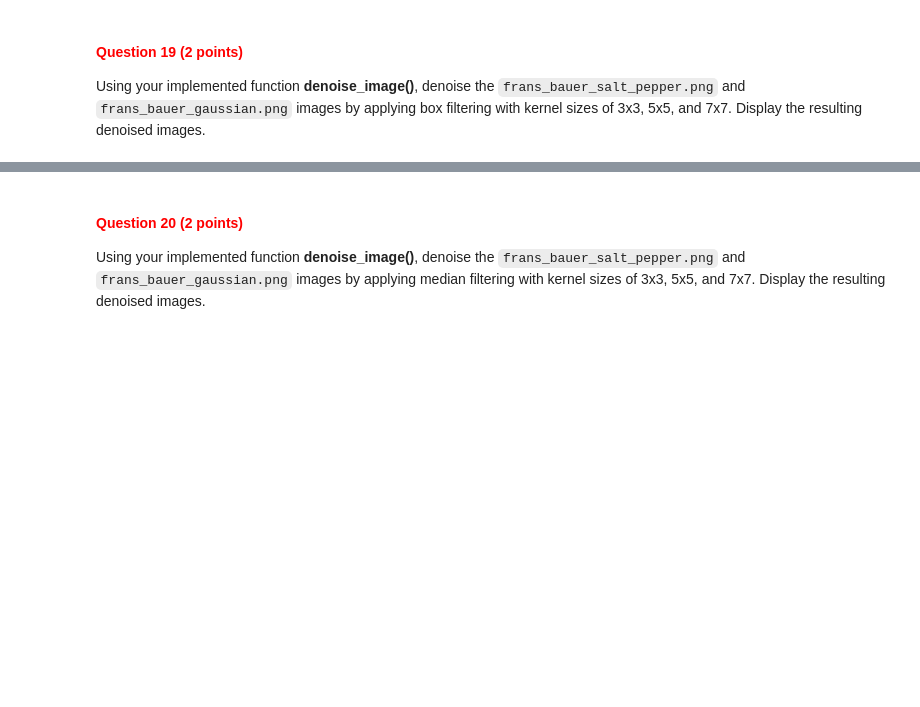
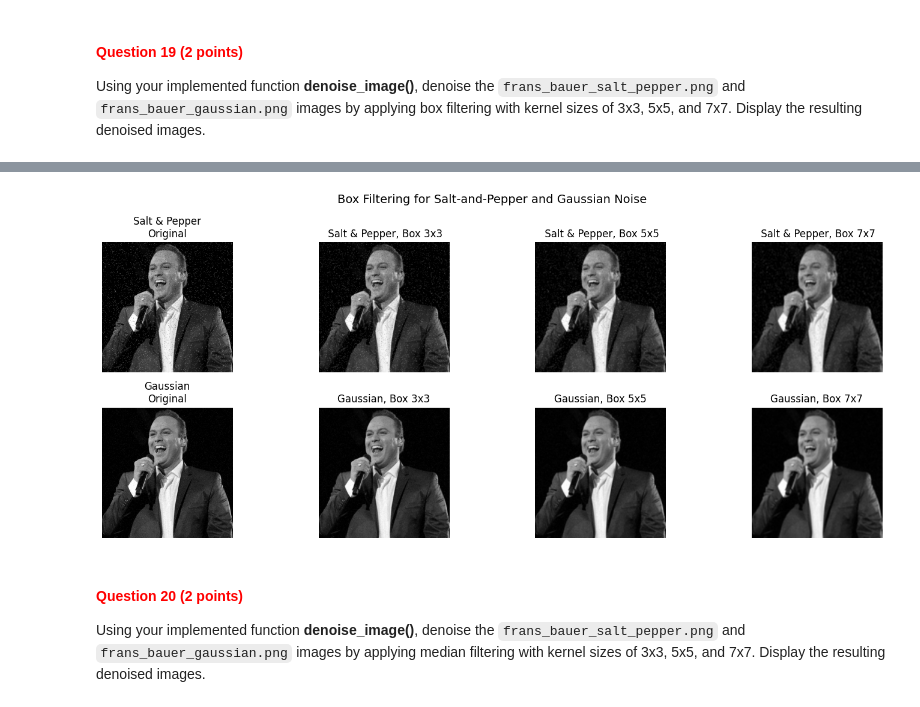
Before and after one commit to ipantelidis/cv1-lab-2, a Jupyter notebook: cv1-lab-2.ipynb, the cells around one changed output, grey strips where cells are left out. Cells and saved outputs as stored; diff of their text form; code cells hidden in the pictures; blank space fills up the shorter version.

```diff
--- a/cv1-lab-2.ipynb
+++ b/cv1-lab-2.ipynb
@@ -682,16 +713,20 @@ def denoise_image(input_image, kernel_type, kernel_size=3, sigma=1):
     '''
 
     if kernel_type == 'box':
-
-        # YOUR CODE HERE
+        # using the recommended cv2.blur function
+        denoised_image = cv2.blur(input_image, ksize=(kernel_size, kernel_size))
 
     elif kernel_type == 'median':
-
-        # YOUR CODE HERE
+        # using the recommended cv2.medianBlur function
+        if kernel_size % 2 == 0:    # we put in a safeguard, since the function doesn't handle even kernel sizes
+            kernel_size += 1
+        denoised_image = cv2.medianBlur(input_image, ksize=kernel_size)
 
     elif kernel_type == 'gaussian':
-
-        # YOUR CODE HERE
+        # using the recommended cv2.GaussianBlur function
+        if kernel_size % 2 == 0: # we put in the same safeguard
+            kernel_size += 1
+        denoised_image = cv2.GaussianBlur(input_image, ksize=(kernel_size, kernel_size), sigmaX=sigma)
 
     else:
         raise ValueError('Kernel type not implemented. Choose between "box", "median", or "gaussian".')
@@ -707,3 +759,44 @@ Using your implemented function **denoise_image()**, denoise the `frans_bauer_sa
+# %%
+# we load the images
+s_and_p = cv2.imread("./images/frans_bauer_salt_pepper.png")    # we don't import the pictures as np.float32, because matplotlib doesn't handle them well
+gaussian = cv2.imread("./images/frans_bauer_gaussian.png")
+
+kernels = [3, 5, 7] #the evaluated kernel sizes
+
+# we plot the images as subplots
+fig, axes = plt.subplots(2, len(kernels) + 1, figsize=(15, 6))
+fig.suptitle("Box Filtering for Salt-and-Pepper and Gaussian Noise", fontsize=14)
+
+# In the first row, we plot the Salt and Pepper images, with increasing box sizes (original first)
+# original Salt and Pepper image
+axes[0, 0].imshow(s_and_p, cmap= 'gray', vmin=0, vmax=255)
+axes[0, 0].set_title("Salt & Pepper\nOriginal")
+axes[0, 0].axis('off')
+
+# we apply the denoising with different kernel sizes
+for i, k in enumerate(kernels):
+    denoised = denoise_image(s_and_p, kernel_type='box', kernel_size=k)
+    axes[0, i+1].imshow(denoised, cmap='gray')
+    axes[0, i+1].set_title(f" Salt & Pepper, Box {k}x{k}")
+    axes[0, i+1].axis('off')
+
+# In the second row, we plot the Gaussian images, with increasing box sizes (original first)
+# original Gaussian image
+axes[1, 0].imshow(gaussian, cmap='gray')
+axes[1, 0].set_title("Gaussian\nOriginal")
+axes[1, 0].axis('off')
+
+# we apply the denoising with different kernel sizes
+for i, k in enumerate(kernels):
+    denoised = denoise_image(gaussian, kernel_type='box', kernel_size=k)
+    axes[1, i+1].imshow(denoised, cmap='gray')
+    axes[1, i+1].set_title(f"Gaussian, Box {k}x{k}")
+    axes[1, i+1].axis('off')
+
+plt.tight_layout()
+plt.show()
+# %% [output]
+[figure, added]
 # %% [markdown]
 <a id="question-20"></a>
 #### <font color='#FF0000'>Question 20 (2 points)</font>
```
Also changed, not shown: parts of 25 cells of this notebook, 1 other file.
